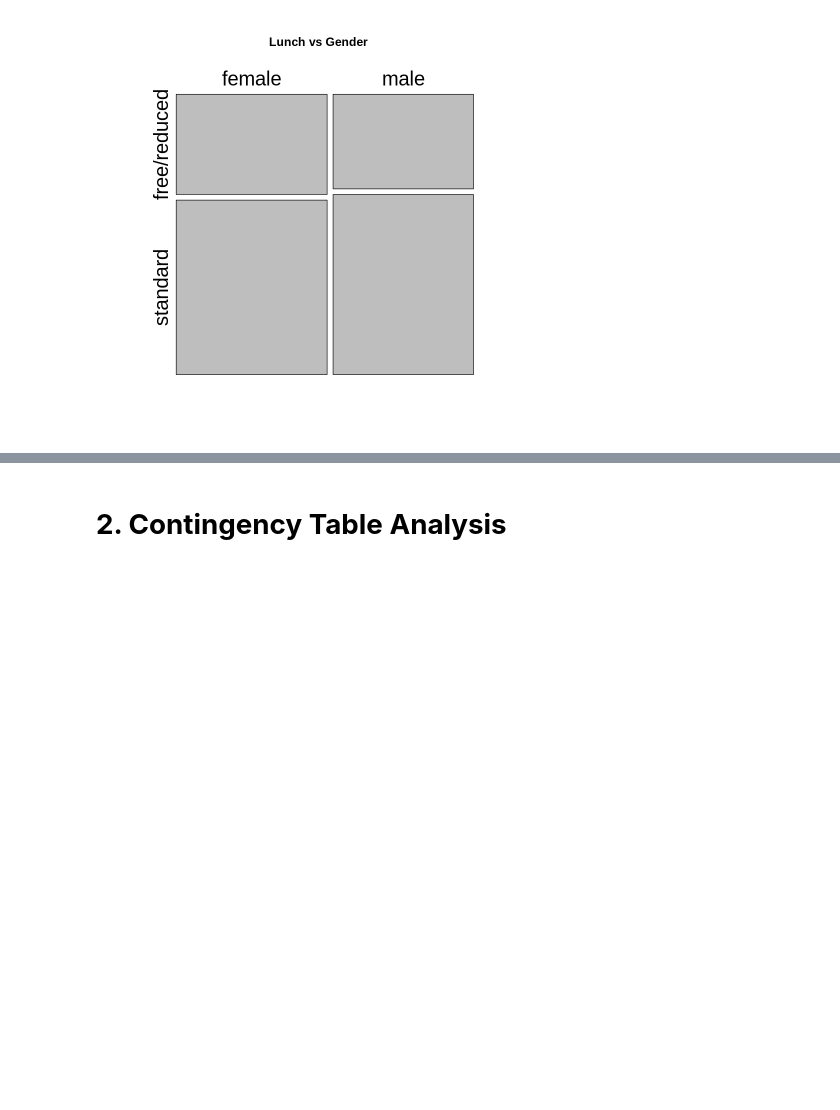
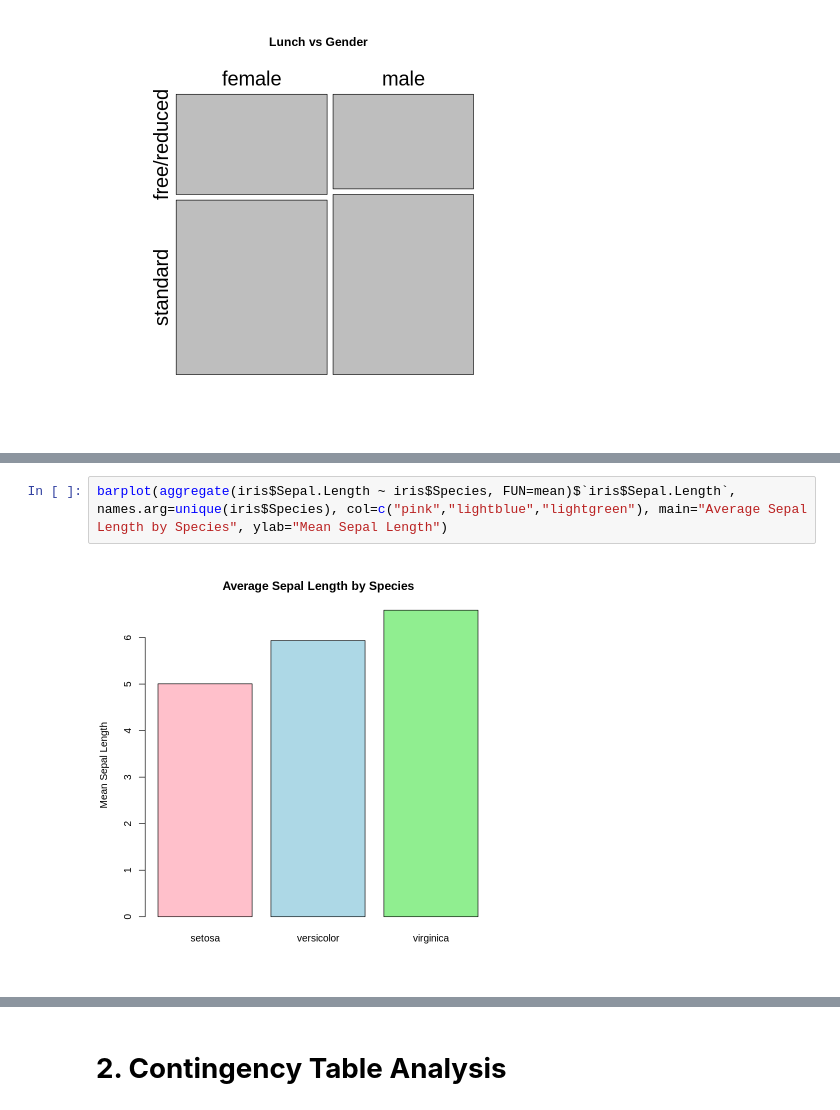
Before and after one commit to luuloi/AppliedBioinformatics2023, a Jupyter notebook: Lecture3/03_Statistics.ipynb, the cells around one changed output, grey strips where cells are left out. Drawn from its saved outputs; the diff is of its cells as text; blank space fills up the shorter version.

```diff
--- a/Lecture3/03_Statistics.ipynb
+++ b/Lecture3/03_Statistics.ipynb
@@ -134,0 +145,4 @@ mosaicplot(table(data$gender, data$lunch), cex = 2, main="Lunch vs Gender")
+# %%
+barplot(aggregate(iris$Sepal.Length ~ iris$Species, FUN=mean)$`iris$Sepal.Length`, names.arg=unique(iris$Species), col=c("pink","lightblue","lightgreen"), main="Average Sepal Length by Species", ylab="Mean Sepal Length")
+# %% [output]
+[figure, added]
```
Also changed, not shown: parts of 10 cells of this notebook.
